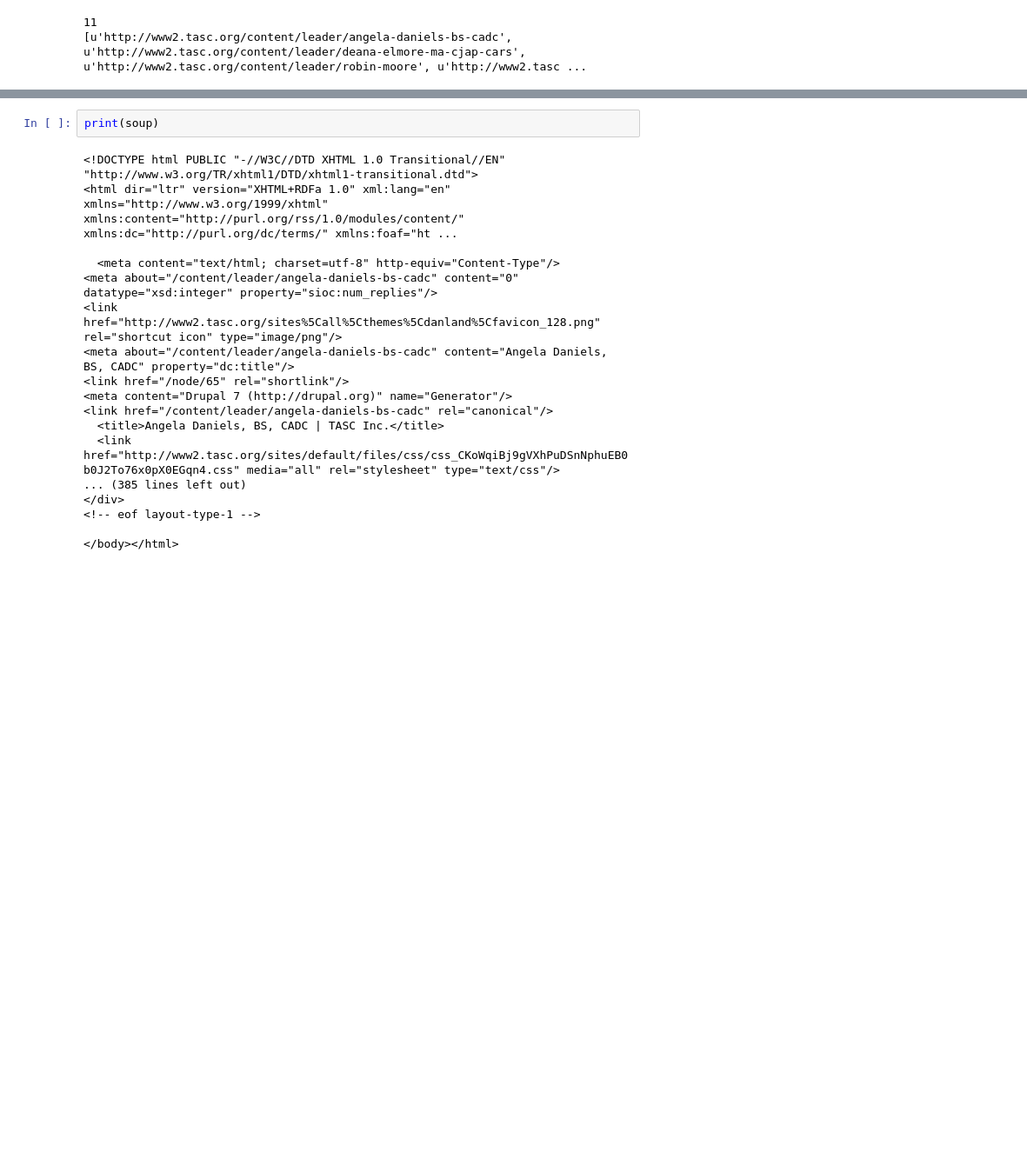
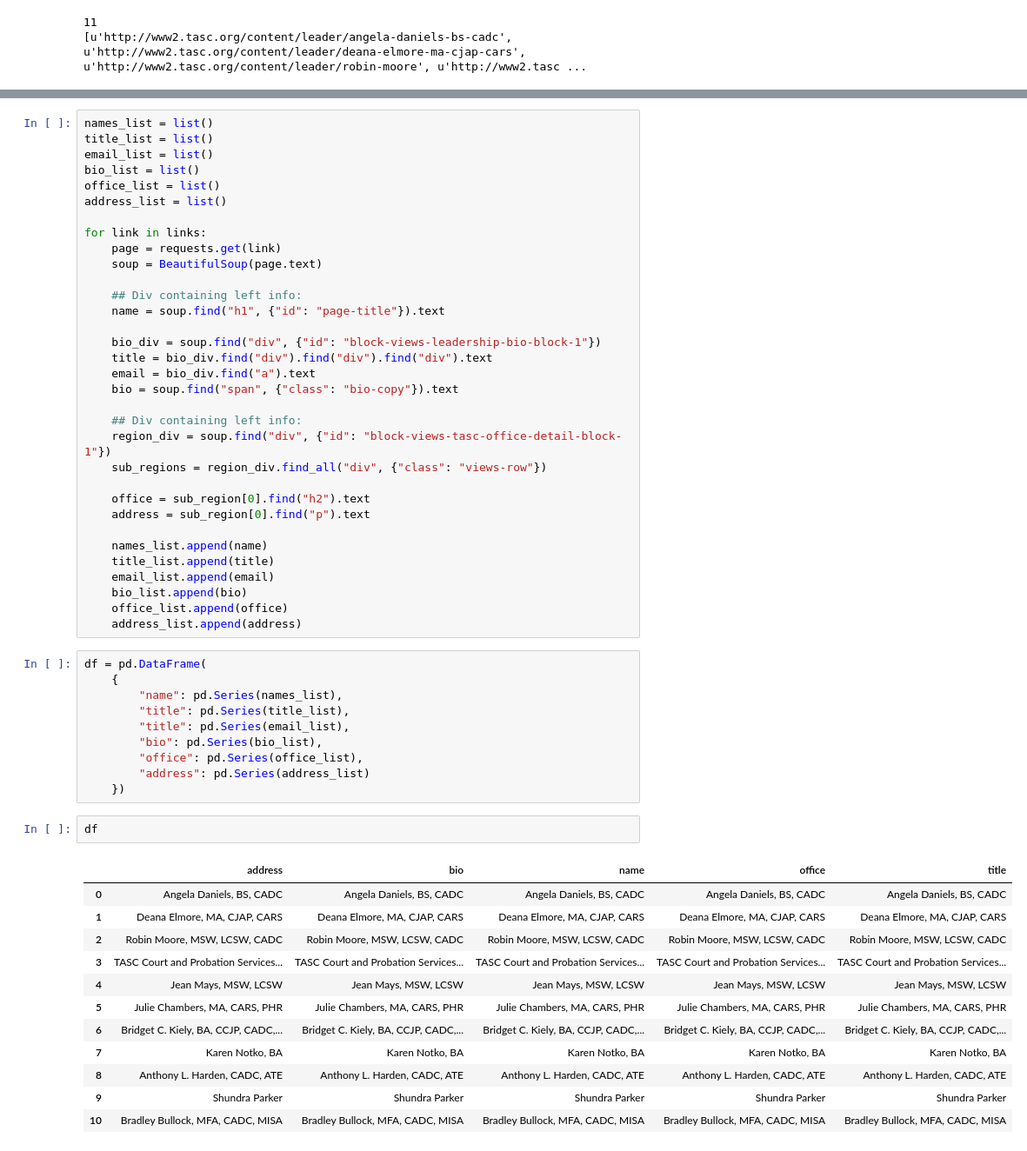
Before and after one commit to alexcengler/tasc-scraping, a Jupyter notebook: tasc-scraping.ipynb, the cells around one changed output, grey strips where cells are left out. Shown at 87% size. Drawn from its saved outputs; the diff is of its cells as text; blank space fills up the shorter version.

Commit message:
Scraping subpages and creating dataframe from lists"

```diff
--- a/tasc-scraping.ipynb
+++ b/tasc-scraping.ipynb
@@ -166,20 +145,58 @@ to this:
-# %%
-print(soup)
-# %% [output]
-<!DOCTYPE html PUBLIC "-//W3C//DTD XHTML 1.0 Transitional//EN" "http://www.w3.org/TR/xhtml1/DTD/xhtml1-transitional.dtd">
-<html dir="ltr" version="XHTML+RDFa 1.0" xml:lang="en" xmlns="http://www.w3.org/1999/xhtml" xmlns:content="http://purl.org/rss/1.0/modules/content/" xmlns:dc="http://purl.org/dc/terms/" xmlns:foaf="ht ...
-
-  <meta content="text/html; charset=utf-8" http-equiv="Content-Type"/>
-<meta about="/content/leader/angela-daniels-bs-cadc" content="0" datatype="xsd:integer" property="sioc:num_replies"/>
-<link href="http://www2.tasc.org/sites%5Call%5Cthemes%5Cdanland%5Cfavicon_128.png" rel="shortcut icon" type="image/png"/>
-<meta about="/content/leader/angela-daniels-bs-cadc" content="Angela Daniels, BS, CADC" property="dc:title"/>
-<link href="/node/65" rel="shortlink"/>
-<meta content="Drupal 7 (http://drupal.org)" name="Generator"/>
-<link href="/content/leader/angela-daniels-bs-cadc" rel="canonical"/>
-  <title>Angela Daniels, BS, CADC | TASC Inc.</title>
-  <link href="http://www2.tasc.org/sites/default/files/css/css_CKoWqiBj9gVXhPuDSnNphuEB0b0J2To76x0pX0EGqn4.css" media="all" rel="stylesheet" type="text/css"/>
-... (385 lines left out)
-</div>
-<!-- eof layout-type-1 -->
-
-</body></html>
+# %%
+names_list = list()
+title_list = list()
+email_list = list()
+bio_list = list()
+office_list = list()
+address_list = list()
+
+for link in links:
+    page = requests.get(link)
+    soup = BeautifulSoup(page.text)
+
+    ## Div containing left info:
+    name = soup.find("h1", {"id": "page-title"}).text
+
+    bio_div = soup.find("div", {"id": "block-views-leadership-bio-block-1"})
+    title = bio_div.find("div").find("div").find("div").text
+    email = bio_div.find("a").text
+    bio = soup.find("span", {"class": "bio-copy"}).text
+
+    ## Div containing left info:
+    region_div = soup.find("div", {"id": "block-views-tasc-office-detail-block-1"})
+    sub_regions = region_div.find_all("div", {"class": "views-row"})
+
+    office = sub_region[0].find("h2").text
+    address = sub_region[0].find("p").text
+
+    names_list.append(name)
+    title_list.append(title)
+    email_list.append(email)
+    bio_list.append(bio)
+    office_list.append(office)
+    address_list.append(address)
+# %%
+df = pd.DataFrame(
+    {
+        "name": pd.Series(names_list),
+        "title": pd.Series(title_list),
+        "title": pd.Series(email_list),
+        "bio": pd.Series(bio_list),
+        "office": pd.Series(office_list),
+        "address": pd.Series(address_list)
+    })
+# %%
+df
+# %% [output]
+|  | address | bio | name | office | title |
+| 0 | Angela Daniels, BS, CADC | Angela Daniels, BS, CADC | Angela Daniels, BS, CADC | Angela Daniels, BS, CADC | Angela Daniels, BS, CADC |
+| 1 | Deana Elmore, MA, CJAP, CARS | Deana Elmore, MA, CJAP, CARS | Deana Elmore, MA, CJAP, CARS | Deana Elmore, MA, CJAP, CARS | Deana Elmore, MA, CJAP, CARS |
+| 2 | Robin Moore, MSW, LCSW, CADC | Robin Moore, MSW, LCSW, CADC | Robin Moore, MSW, LCSW, CADC | Robin Moore, MSW, LCSW, CADC | Robin Moore, MSW, LCSW, CADC |
+| 3 | TASC Court and Probation Services... | TASC Court and Probation Services... | TASC Court and Probation Services... | TASC Court and Probation Services... | TASC Court and Probation Services... |
+| 4 | Jean Mays, MSW, LCSW | Jean Mays, MSW, LCSW | Jean Mays, MSW, LCSW | Jean Mays, MSW, LCSW | Jean Mays, MSW, LCSW |
+| 5 | Julie Chambers, MA, CARS, PHR | Julie Chambers, MA, CARS, PHR | Julie Chambers, MA, CARS, PHR | Julie Chambers, MA, CARS, PHR | Julie Chambers, MA, CARS, PHR |
+| 6 | Bridget C. Kiely, BA, CCJP, CADC,... | Bridget C. Kiely, BA, CCJP, CADC,... | Bridget C. Kiely, BA, CCJP, CADC,... | Bridget C. Kiely, BA, CCJP, CADC,... | Bridget C. Kiely, BA, CCJP, CADC,... |
+| 7 | Karen Notko, BA | Karen Notko, BA | Karen Notko, BA | Karen Notko, BA | Karen Notko, BA |
+| 8 | Anthony L. Harden, CADC, ATE | Anthony L. Harden, CADC, ATE | Anthony L. Harden, CADC, ATE | Anthony L. Harden, CADC, ATE | Anthony L. Harden, CADC, ATE |
+| 9 | Shundra Parker | Shundra Parker | Shundra Parker | Shundra Parker | Shundra Parker |
+| 10 | Bradley Bullock, MFA, CADC, MISA | Bradley Bullock, MFA, CADC, MISA | Bradley Bullock, MFA, CADC, MISA | Bradley Bullock, MFA, CADC, MISA | Bradley Bullock, MFA, CADC, MISA |
```
Also changed, not shown: parts of 4 cells of this notebook.
